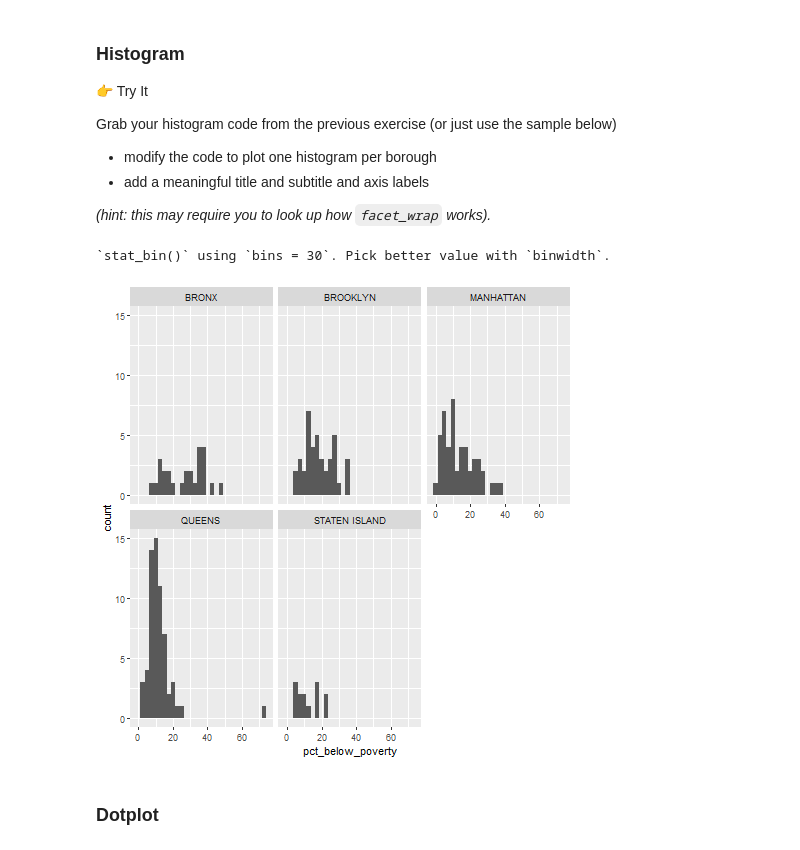
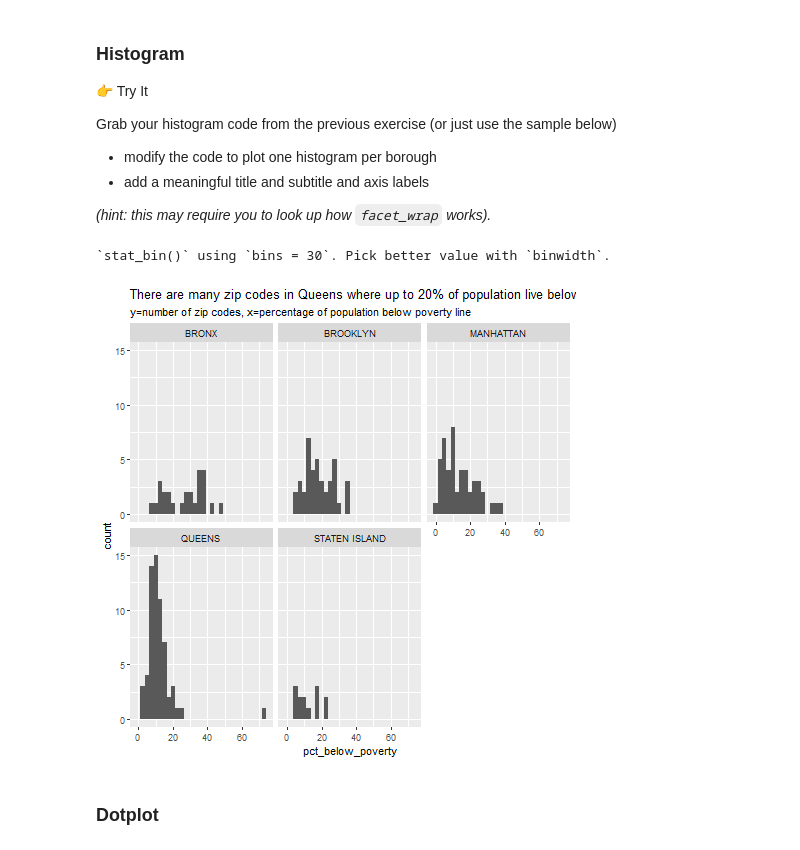
Before and after one commit to juhanarossi/ggplot-1-juhanarossi, a Jupyter notebook: notebook-Juhana-exercise2.ipynb, the cells around one changed output. Saved outputs shown, nothing was run; the diff lists cells and outputs as text; code cells hidden in the pictures.

```diff
--- a/notebook-Juhana-exercise2.ipynb
+++ b/notebook-Juhana-exercise2.ipynb
@@ -85,16 +85,19 @@ Grab your histogram code from the previous exercise (or just use the sample belo
 - add a meaningful title and subtitle and axis labels
 
 _(hint: this may require you to look up how `facet_wrap` works)._
-# %%
-%%R
-
-ggplot(df) +
-    aes(x=pct_below_poverty) +
-    geom_histogram() +
-    facet_wrap(vars(borough))
-# %% [output]
-`stat_bin()` using `bins = 30`. Pick better value with `binwidth`.
-[figure, removed]
+# %%
+%%R
+
+ggplot(df) +
+    aes(x=pct_below_poverty) +
+    geom_histogram() +
+    facet_wrap(vars(borough)) +
+    labs(title = "There are many zip codes in Queens where up to 20% of population live below poverty line",
+        subtitle = "y=number of zip codes, x=percentage of population below poverty line"
+        )
+# %% [output]
+`stat_bin()` using `bins = 30`. Pick better value with `binwidth`.
+[figure, added]
 # %% [markdown]
 ### Dotplot
 # %% [markdown]
```
Also changed, not shown: parts of 10 cells of this notebook, 2 other files.
